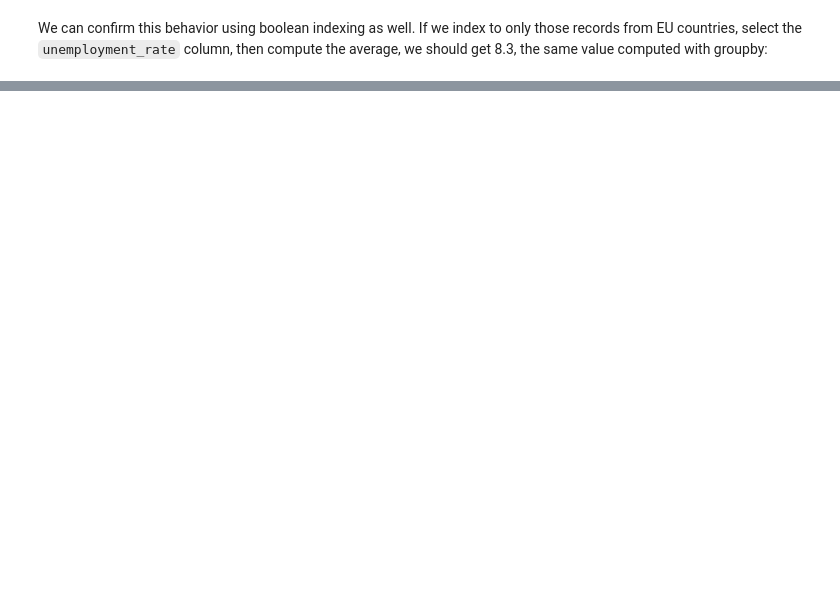
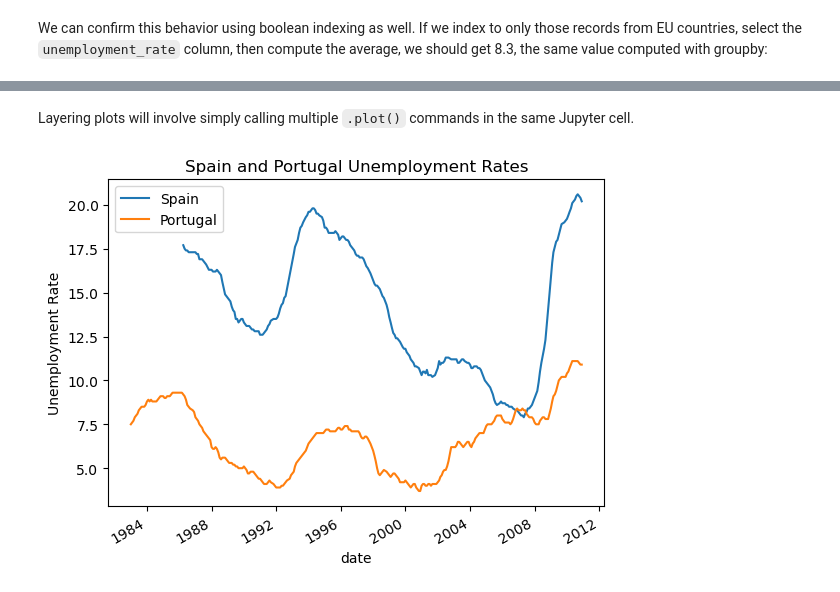
Before and after one commit to dlab-berkeley/Python-Data-Wrangling, a Jupyter notebook: lessons/02_python_data_wrangling.ipynb, the cells around one changed output, grey strips where cells are left out. Drawn from its saved outputs; the diff is of its cells as text; code cells hidden in the pictures; blank space fills up the shorter version.

```diff
--- a/lessons/02_python_data_wrangling.ipynb
+++ b/lessons/02_python_data_wrangling.ipynb
@@ -523,0 +389,16 @@ Note that there are some dates for which we lack data on Spain's unemployment ra
+# %%
+portugal = unemployment_merged.loc[unemployment_merged['name_en'] == 'Portugal', :]
+# %% [markdown]
+Layering plots will involve simply calling multiple `.plot()` commands in the same Jupyter cell.
+# %%
+# Plot commands
+spain['unemployment_rate'].plot()
+portugal['unemployment_rate'].plot()
+
+# Styling
+plt.legend(["Spain", "Portugal"])
+plt.ylabel("Unemployment Rate")
+plt.title("Spain and Portugal Unemployment Rates")
+plt.show()
+# %% [output]
+[figure, added]
```
Also changed, not shown: parts of 154 cells of this notebook, 23 other files.
